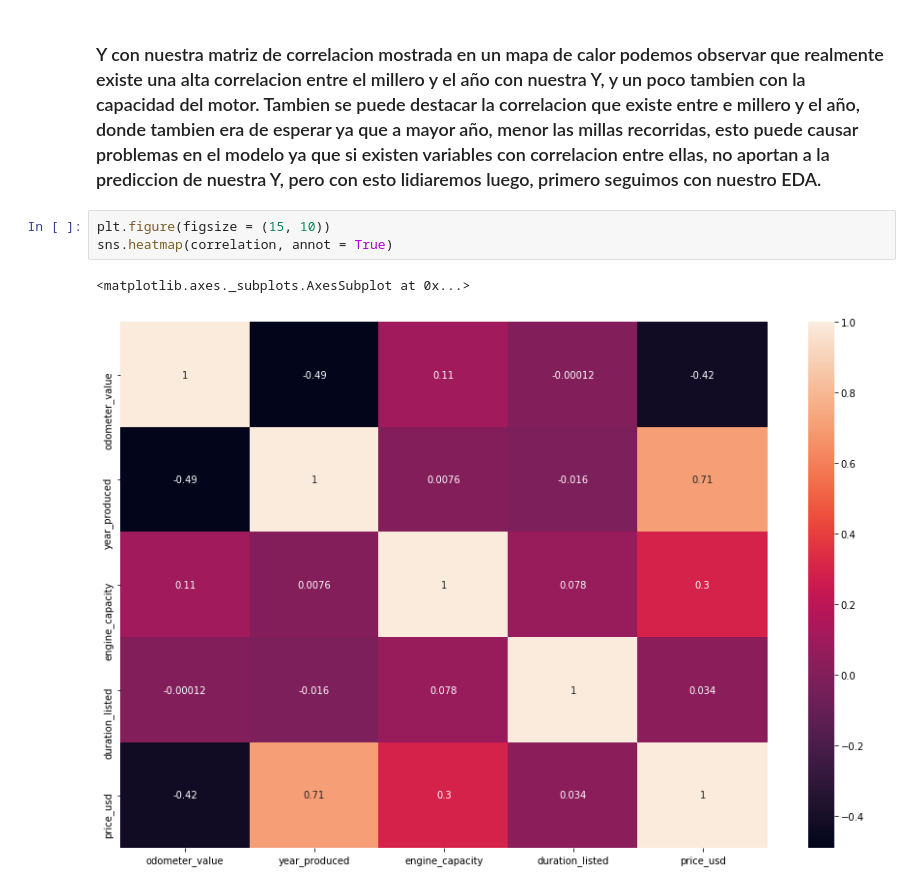
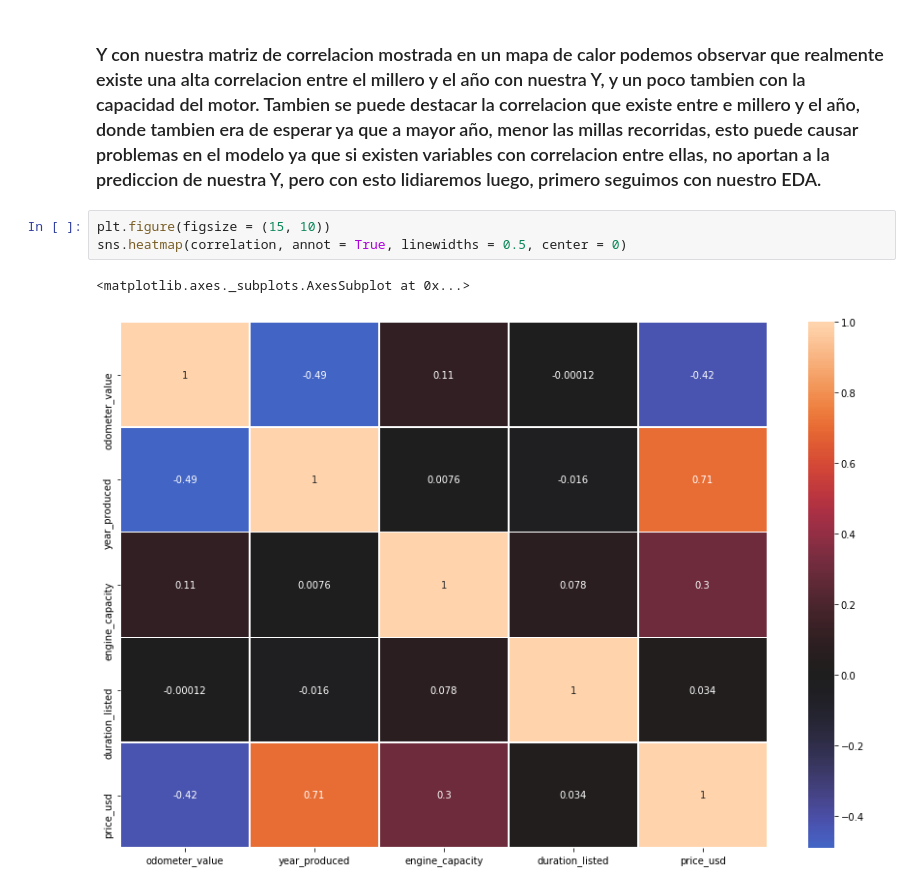
Before and after one commit to AlbertoCasadoPeguero/Cars_Price, a Jupyter notebook: Cars.ipynb, the cells around one changed output. Drawn from its saved outputs; the diff is of its cells as text.

```diff
--- a/Cars.ipynb
+++ b/Cars.ipynb
@@ -128,7 +128,7 @@ correlation = data[['odometer_value', 'year_produced', 'engine_capacity', 'durat
 ### Y con nuestra matriz de correlacion mostrada en un mapa de calor podemos observar que realmente existe una alta correlacion entre el millero y el año con nuestra Y, y un poco tambien con la capacidad del motor. Tambien se puede destacar la correlacion que existe entre e millero y el año, donde tambien era de esperar ya que a mayor año, menor las millas recorridas, esto puede causar problemas en el modelo ya que si existen variables con correlacion entre ellas, no aportan a la prediccion de nuestra Y, pero con esto lidiaremos luego, primero seguimos con nuestro EDA.
 # %%
 plt.figure(figsize = (15, 10))
-sns.heatmap(correlation, annot = True)
+sns.heatmap(correlation, annot = True, linewidths = 0.5, center = 0)
 # %% [output]
 <matplotlib.axes._subplots.AxesSubplot at 0x...>
-[figure, old version]
+[figure, new version]
```
Also changed, not shown: parts of 3 cells of this notebook.
